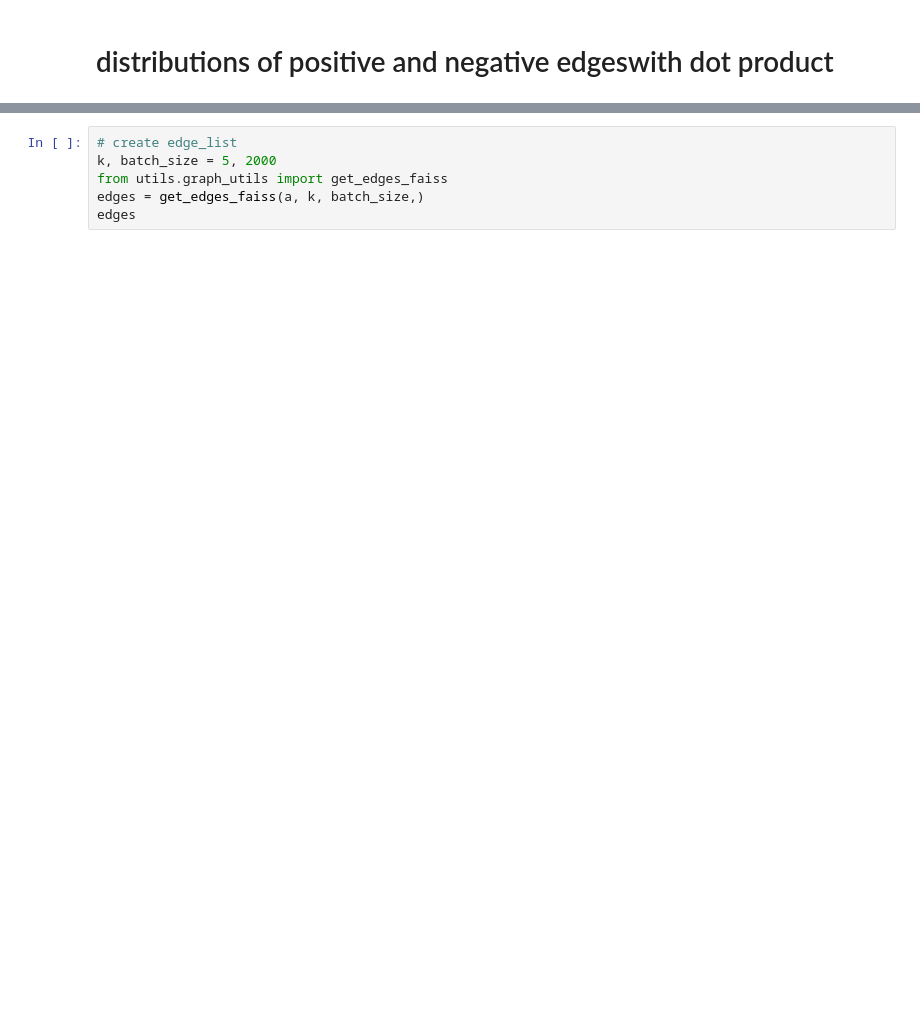
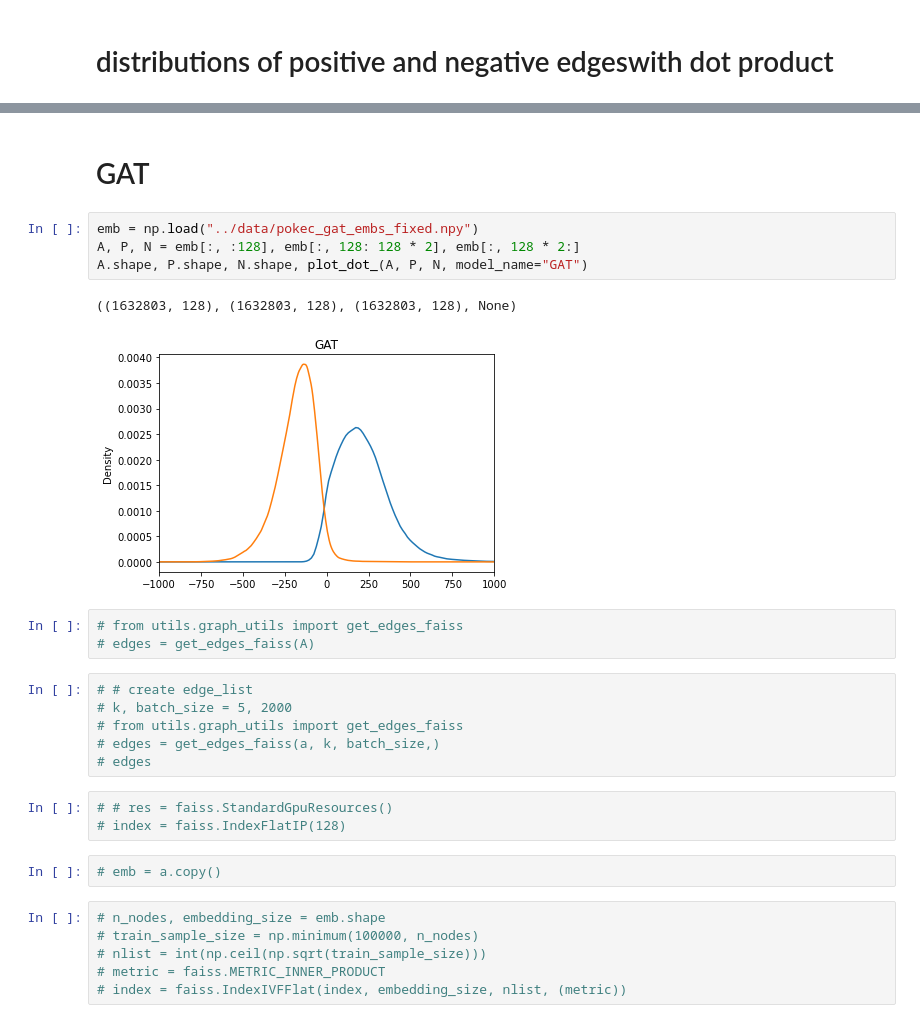
Before and after one commit to thunderock/residual2vec_, a Jupyter notebook: notebooks/scoring_big_dataset.ipynb, the cells around one changed output, grey strips where cells are left out. Drawn from its saved outputs; the diff is of its cells as text; blank space fills up the shorter version.

```diff
--- a/notebooks/scoring_big_dataset.ipynb
+++ b/notebooks/scoring_big_dataset.ipynb
@@ -57,6 +60,29 @@ gc.collect()
+# %% [markdown]
+# GAT
+# %%
+emb = np.load("../data/pokec_gat_embs_fixed.npy")
+A, P, N = emb[:, :128], emb[:, 128: 128 * 2], emb[:, 128 * 2:]
+A.shape, P.shape, N.shape, plot_dot_(A, P, N, model_name="GAT")
+# %% [output]
+((1632803, 128), (1632803, 128), (1632803, 128), None)
+[figure, added]
+# %%
+# from utils.graph_utils import get_edges_faiss
+# edges = get_edges_faiss(A)
 # %%
-# create edge_list
-k, batch_size = 5, 2000
-from utils.graph_utils import get_edges_faiss
-edges = get_edges_faiss(a, k, batch_size,)
-edges
+# # create edge_list
+# k, batch_size = 5, 2000
+# from utils.graph_utils import get_edges_faiss
+# edges = get_edges_faiss(a, k, batch_size,)
+# edges
+# %%
+# # res = faiss.StandardGpuResources()
+# index = faiss.IndexFlatIP(128)
+# %%
+# emb = a.copy()
+# %%
+# n_nodes, embedding_size = emb.shape
+# train_sample_size = np.minimum(100000, n_nodes)
+# nlist = int(np.ceil(np.sqrt(train_sample_size)))
+# metric = faiss.METRIC_INNER_PRODUCT
+# index = faiss.IndexIVFFlat(index, embedding_size, nlist, (metric))
```
Also changed, not shown: parts of 15 cells of this notebook, 4 other files.
